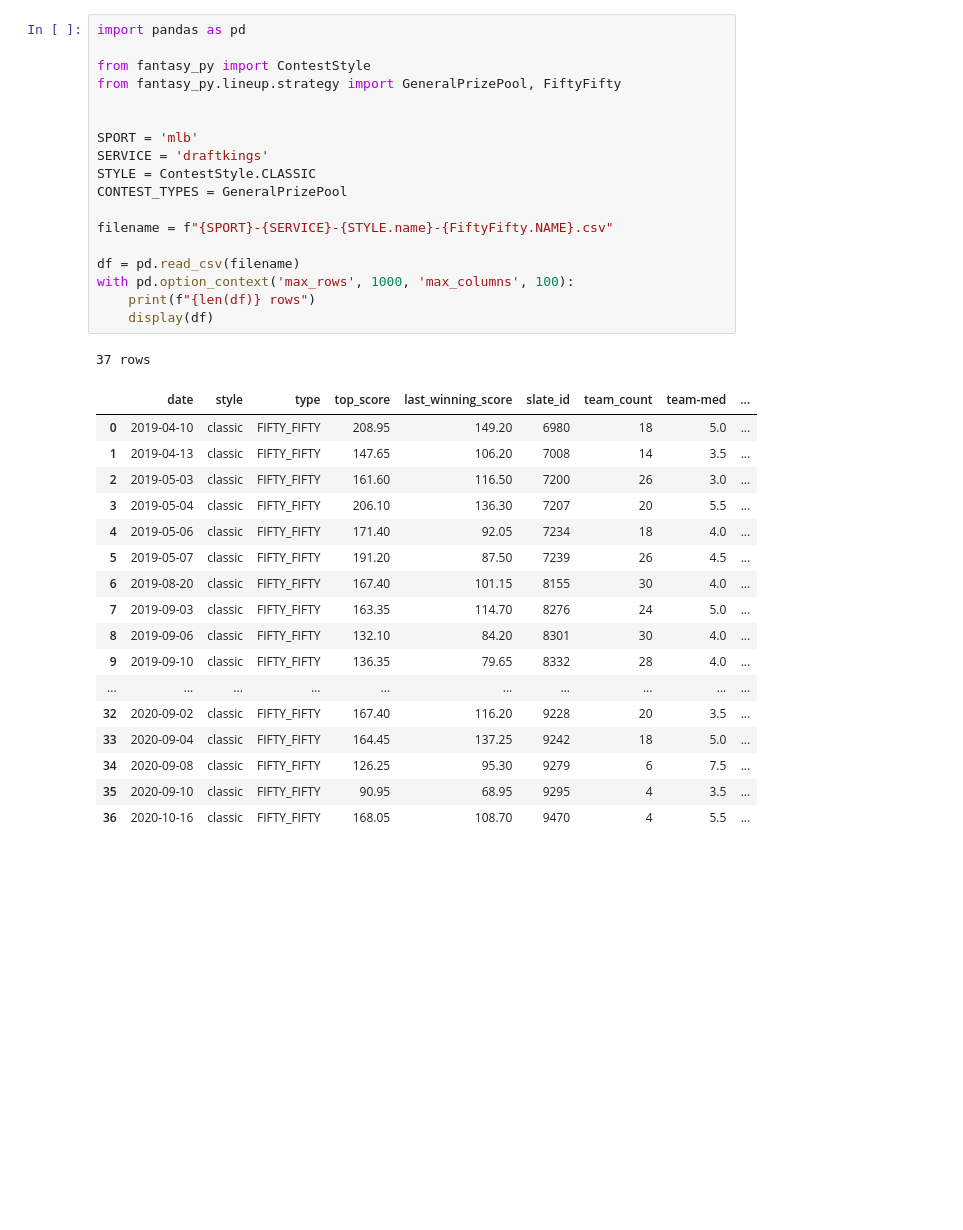
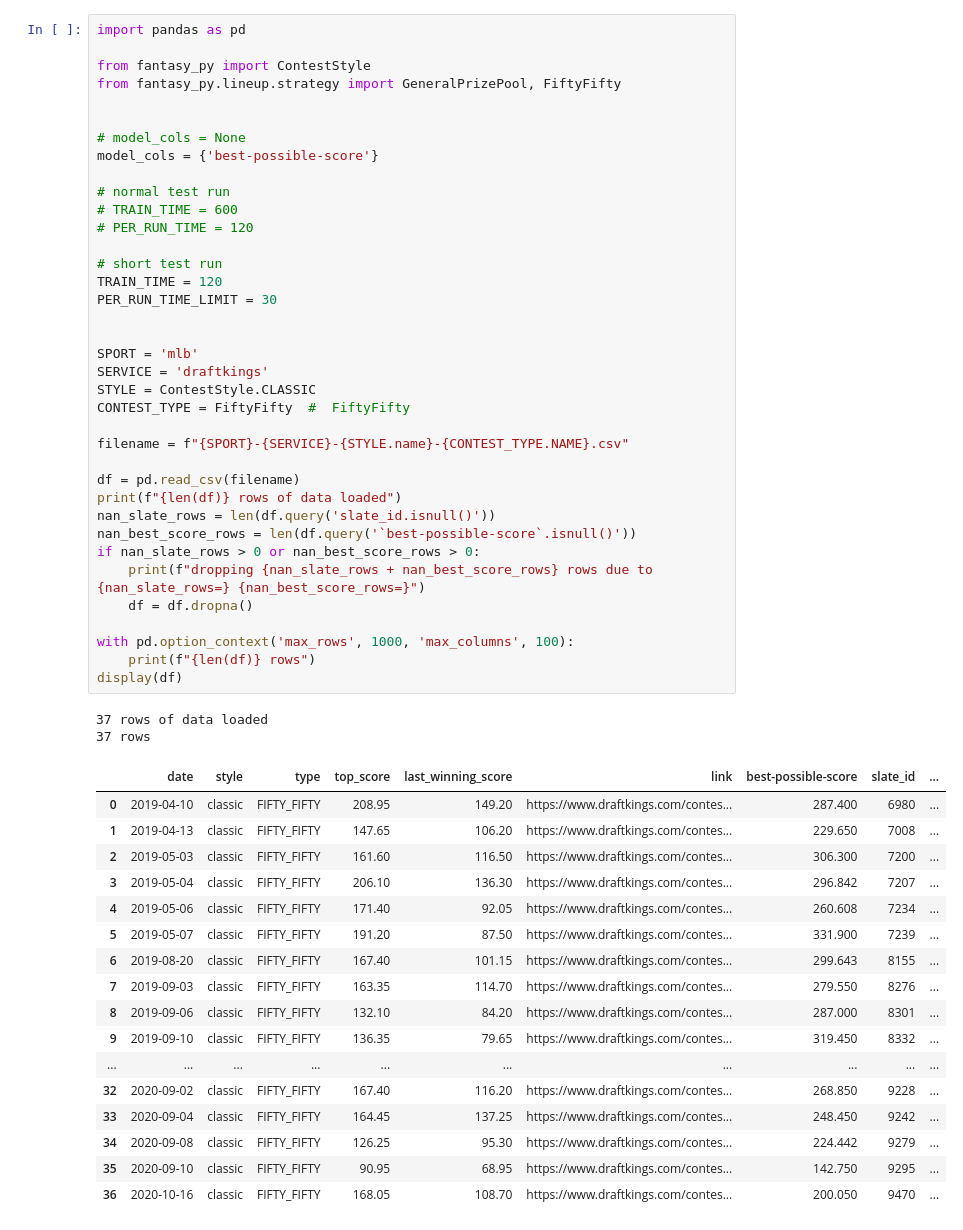
Before and after one commit to ledona/fantasy-experiments, a Jupyter notebook: df-hist/Model Testing.ipynb, the cells around one changed output. Saved outputs shown, nothing was run; the diff lists cells and outputs as text; blank space fills up the shorter version.

Commit message:
updating model dataset

```diff
--- a/df-hist/Model Testing.ipynb
+++ b/df-hist/Model Testing.ipynb
@@ -3,37 +4,57 @@
 # %%
 import pandas as pd
 
 from fantasy_py import ContestStyle
 from fantasy_py.lineup.strategy import GeneralPrizePool, FiftyFifty
 
 
+# model_cols = None
+model_cols = {'best-possible-score'}
+
+# normal test run
+# TRAIN_TIME = 600
+# PER_RUN_TIME = 120
+
+# short test run
+TRAIN_TIME = 120
+PER_RUN_TIME_LIMIT = 30
+
+
 SPORT = 'mlb'
 SERVICE = 'draftkings'
 STYLE = ContestStyle.CLASSIC
-CONTEST_TYPES = GeneralPrizePool
+CONTEST_TYPE = FiftyFifty  #  FiftyFifty
 
-filename = f"{SPORT}-{SERVICE}-{STYLE.name}-{FiftyFifty.NAME}.csv"
+filename = f"{SPORT}-{SERVICE}-{STYLE.name}-{CONTEST_TYPE.NAME}.csv"
 
 df = pd.read_csv(filename)
+print(f"{len(df)} rows of data loaded")
+nan_slate_rows = len(df.query('slate_id.isnull()'))
+nan_best_score_rows = len(df.query('`best-possible-score`.isnull()'))
+if nan_slate_rows > 0 or nan_best_score_rows > 0:
+    print(f"dropping {nan_slate_rows + nan_best_score_rows} rows due to {nan_slate_rows=} {nan_best_score_rows=}")
+    df = df.dropna()
+
 with pd.option_context('max_rows', 1000, 'max_columns', 100):
     print(f"{len(df)} rows")
-    display(df)
+display(df)
 # %% [output]
+37 rows of data loaded
 37 rows
-|  | date | style | type | top_score | last_winning_score | slate_id | team_count | team-med | ... |
-| 0 | 2019-04-10 | classic | FIFTY_FIFTY | 208.95 | 149.20 | 6980 | 18 | 5.0 | ... |
-| 1 | 2019-04-13 | classic | FIFTY_FIFTY | 147.65 | 106.20 | 7008 | 14 | 3.5 | ... |
-| 2 | 2019-05-03 | classic | FIFTY_FIFTY | 161.60 | 116.50 | 7200 | 26 | 3.0 | ... |
-| 3 | 2019-05-04 | classic | FIFTY_FIFTY | 206.10 | 136.30 | 7207 | 20 | 5.5 | ... |
-| 4 | 2019-05-06 | classic | FIFTY_FIFTY | 171.40 | 92.05 | 7234 | 18 | 4.0 | ... |
-| 5 | 2019-05-07 | classic | FIFTY_FIFTY | 191.20 | 87.50 | 7239 | 26 | 4.5 | ... |
-| 6 | 2019-08-20 | classic | FIFTY_FIFTY | 167.40 | 101.15 | 8155 | 30 | 4.0 | ... |
-| 7 | 2019-09-03 | classic | FIFTY_FIFTY | 163.35 | 114.70 | 8276 | 24 | 5.0 | ... |
-| 8 | 2019-09-06 | classic | FIFTY_FIFTY | 132.10 | 84.20 | 8301 | 30 | 4.0 | ... |
-| 9 | 2019-09-10 | classic | FIFTY_FIFTY | 136.35 | 79.65 | 8332 | 28 | 4.0 | ... |
+|  | date | style | type | top_score | last_winning_score | link | best-possible-score | slate_id | ... |
+| 0 | 2019-04-10 | classic | FIFTY_FIFTY | 208.95 | 149.20 | https://www.draftkings.com/contes... | 287.400 | 6980 | ... |
+| 1 | 2019-04-13 | classic | FIFTY_FIFTY | 147.65 | 106.20 | https://www.draftkings.com/contes... | 229.650 | 7008 | ... |
+| 2 | 2019-05-03 | classic | FIFTY_FIFTY | 161.60 | 116.50 | https://www.draftkings.com/contes... | 306.300 | 7200 | ... |
+| 3 | 2019-05-04 | classic | FIFTY_FIFTY | 206.10 | 136.30 | https://www.draftkings.com/contes... | 296.842 | 7207 | ... |
+| 4 | 2019-05-06 | classic | FIFTY_FIFTY | 171.40 | 92.05 | https://www.draftkings.com/contes... | 260.608 | 7234 | ... |
+| 5 | 2019-05-07 | classic | FIFTY_FIFTY | 191.20 | 87.50 | https://www.draftkings.com/contes... | 331.900 | 7239 | ... |
+| 6 | 2019-08-20 | classic | FIFTY_FIFTY | 167.40 | 101.15 | https://www.draftkings.com/contes... | 299.643 | 8155 | ... |
+| 7 | 2019-09-03 | classic | FIFTY_FIFTY | 163.35 | 114.70 | https://www.draftkings.com/contes... | 279.550 | 8276 | ... |
+| 8 | 2019-09-06 | classic | FIFTY_FIFTY | 132.10 | 84.20 | https://www.draftkings.com/contes... | 287.000 | 8301 | ... |
+| 9 | 2019-09-10 | classic | FIFTY_FIFTY | 136.35 | 79.65 | https://www.draftkings.com/contes... | 319.450 | 8332 | ... |
 | ... | ... | ... | ... | ... | ... | ... | ... | ... | ... |
-| 32 | 2020-09-02 | classic | FIFTY_FIFTY | 167.40 | 116.20 | 9228 | 20 | 3.5 | ... |
-| 33 | 2020-09-04 | classic | FIFTY_FIFTY | 164.45 | 137.25 | 9242 | 18 | 5.0 | ... |
-| 34 | 2020-09-08 | classic | FIFTY_FIFTY | 126.25 | 95.30 | 9279 | 6 | 7.5 | ... |
-| 35 | 2020-09-10 | classic | FIFTY_FIFTY | 90.95 | 68.95 | 9295 | 4 | 3.5 | ... |
-| 36 | 2020-10-16 | classic | FIFTY_FIFTY | 168.05 | 108.70 | 9470 | 4 | 5.5 | ... |
+| 32 | 2020-09-02 | classic | FIFTY_FIFTY | 167.40 | 116.20 | https://www.draftkings.com/contes... | 268.850 | 9228 | ... |
+| 33 | 2020-09-04 | classic | FIFTY_FIFTY | 164.45 | 137.25 | https://www.draftkings.com/contes... | 248.450 | 9242 | ... |
+| 34 | 2020-09-08 | classic | FIFTY_FIFTY | 126.25 | 95.30 | https://www.draftkings.com/contes... | 224.442 | 9279 | ... |
+| 35 | 2020-09-10 | classic | FIFTY_FIFTY | 90.95 | 68.95 | https://www.draftkings.com/contes... | 142.750 | 9295 | ... |
+| 36 | 2020-10-16 | classic | FIFTY_FIFTY | 168.05 | 108.70 | https://www.draftkings.com/contes... | 200.050 | 9470 | ... |
```
Also changed, not shown: parts of 10 cells of this notebook, 1 other file.
